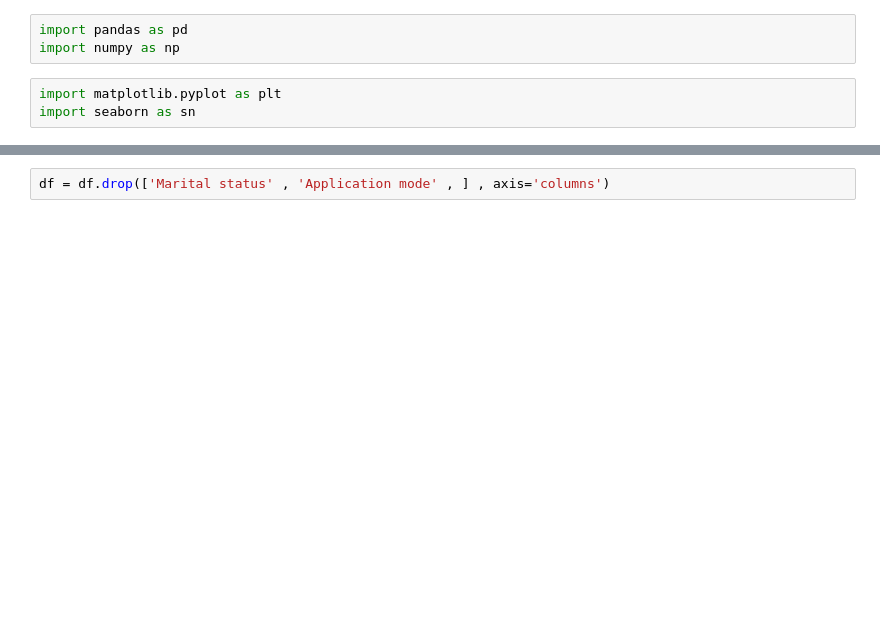
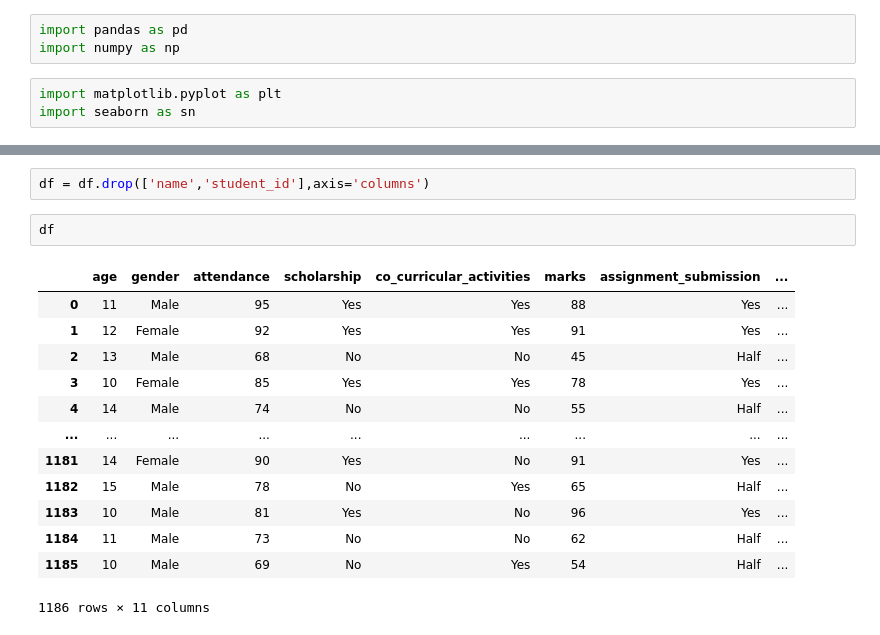
Before and after one commit to Yglitch/EarlyDrop-AI, a Jupyter notebook: train.ipynb, the cells around one changed output, grey strips where cells are left out. Saved outputs shown, nothing was run; the diff lists cells and outputs as text; blank space fills up the shorter version.

```diff
--- a/train.ipynb
+++ b/train.ipynb
@@ -22,2 +21,18 @@ df.shape
 # %%
-df = df.drop(['Marital status' , 'Application mode' , ] , axis='columns')
+df = df.drop(['name','student_id'],axis='columns')
+# %%
+df
+# %% [output]
+|  | age | gender | attendance | scholarship | co_curricular_activities | marks | assignment_submission | ... |
+| 0 | 11 | Male | 95 | Yes | Yes | 88 | Yes | ... |
+| 1 | 12 | Female | 92 | Yes | Yes | 91 | Yes | ... |
+| 2 | 13 | Male | 68 | No | No | 45 | Half | ... |
+| 3 | 10 | Female | 85 | Yes | Yes | 78 | Yes | ... |
+| 4 | 14 | Male | 74 | No | No | 55 | Half | ... |
+| ... | ... | ... | ... | ... | ... | ... | ... | ... |
+| 1181 | 14 | Female | 90 | Yes | No | 91 | Yes | ... |
+| 1182 | 15 | Male | 78 | No | Yes | 65 | Half | ... |
+| 1183 | 10 | Male | 81 | Yes | No | 96 | Yes | ... |
+| 1184 | 11 | Male | 73 | No | No | 62 | Half | ... |
+| 1185 | 10 | Male | 69 | No | Yes | 54 | Half | ... |
+1186 rows × 11 columns
```
Also changed, not shown: parts of 6 cells of this notebook.
